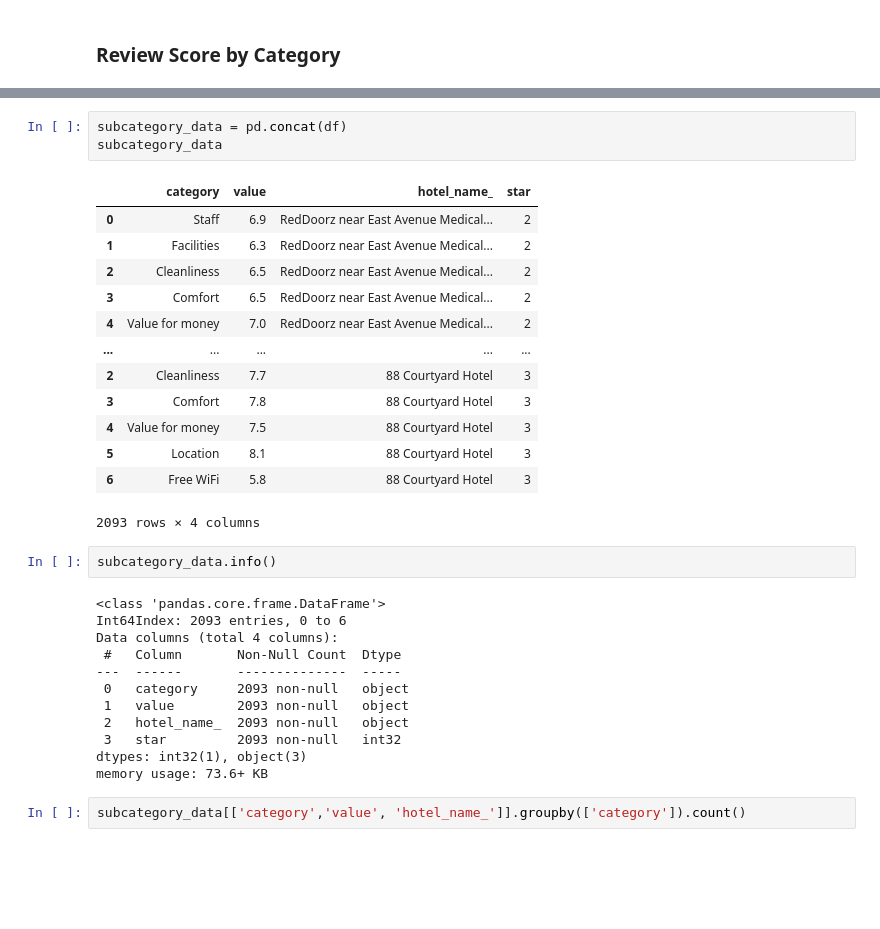
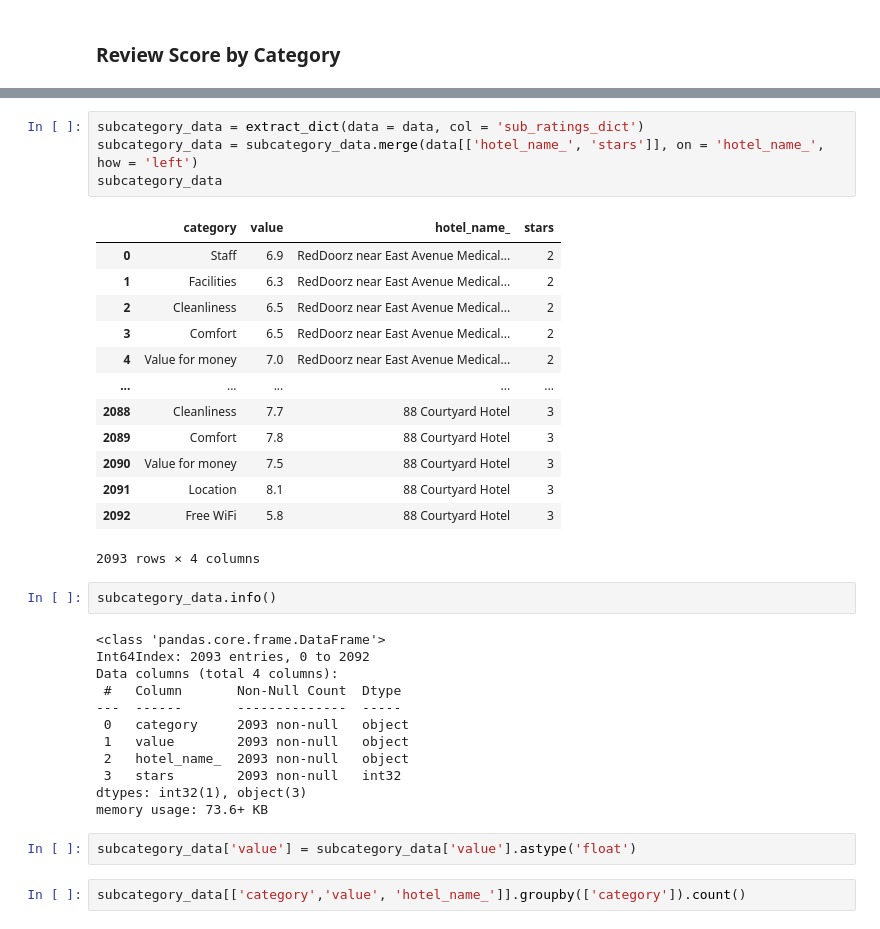
Before and after one commit to ejmasuncion/dsf10_capstone, a Jupyter notebook: eda/star-rating.ipynb, the cells around one changed output, grey strips where cells are left out. Drawn from its saved outputs; the diff is of its cells as text; blank space fills up the shorter version.

Commit message:
minor update on star rating eda

```diff
--- a/eda/star-rating.ipynb
+++ b/eda/star-rating.ipynb
@@ -99,34 +112,37 @@ for i in range(len(data['hotel_name_'])):
-# %%
-subcategory_data = pd.concat(df)
-subcategory_data
-# %% [output]
-|  | category | value | hotel_name_ | star |
-| 0 | Staff | 6.9 | RedDoorz near East Avenue Medical... | 2 |
-| 1 | Facilities | 6.3 | RedDoorz near East Avenue Medical... | 2 |
-| 2 | Cleanliness | 6.5 | RedDoorz near East Avenue Medical... | 2 |
-| 3 | Comfort | 6.5 | RedDoorz near East Avenue Medical... | 2 |
-| 4 | Value for money | 7.0 | RedDoorz near East Avenue Medical... | 2 |
-| ... | ... | ... | ... | ... |
-| 2 | Cleanliness | 7.7 | 88 Courtyard Hotel | 3 |
-| 3 | Comfort | 7.8 | 88 Courtyard Hotel | 3 |
-| 4 | Value for money | 7.5 | 88 Courtyard Hotel | 3 |
-| 5 | Location | 8.1 | 88 Courtyard Hotel | 3 |
-| 6 | Free WiFi | 5.8 | 88 Courtyard Hotel | 3 |
-2093 rows × 4 columns
+# %%
+subcategory_data = extract_dict(data = data, col = 'sub_ratings_dict')
+subcategory_data = subcategory_data.merge(data[['hotel_name_', 'stars']], on = 'hotel_name_', how = 'left')
+subcategory_data
+# %% [output]
+|  | category | value | hotel_name_ | stars |
+| 0 | Staff | 6.9 | RedDoorz near East Avenue Medical... | 2 |
+| 1 | Facilities | 6.3 | RedDoorz near East Avenue Medical... | 2 |
+| 2 | Cleanliness | 6.5 | RedDoorz near East Avenue Medical... | 2 |
+| 3 | Comfort | 6.5 | RedDoorz near East Avenue Medical... | 2 |
+| 4 | Value for money | 7.0 | RedDoorz near East Avenue Medical... | 2 |
+| ... | ... | ... | ... | ... |
+| 2088 | Cleanliness | 7.7 | 88 Courtyard Hotel | 3 |
+| 2089 | Comfort | 7.8 | 88 Courtyard Hotel | 3 |
+| 2090 | Value for money | 7.5 | 88 Courtyard Hotel | 3 |
+| 2091 | Location | 8.1 | 88 Courtyard Hotel | 3 |
+| 2092 | Free WiFi | 5.8 | 88 Courtyard Hotel | 3 |
+2093 rows × 4 columns
 # %%
 subcategory_data.info()
 # %% [output]
 <class 'pandas.core.frame.DataFrame'>
-Int64Index: 2093 entries, 0 to 6
+Int64Index: 2093 entries, 0 to 2092
 Data columns (total 4 columns):
  #   Column       Non-Null Count  Dtype
 ---  ------       --------------  -----
  0   category     2093 non-null   object
  1   value        2093 non-null   object
  2   hotel_name_  2093 non-null   object
- 3   star         2093 non-null   int32
+ 3   stars        2093 non-null   int32
 dtypes: int32(1), object(3)
 memory usage: 73.6+ KB
+# %%
+subcategory_data['value'] = subcategory_data['value'].astype('float')
 # %%
 subcategory_data[['category','value', 'hotel_name_']].groupby(['category']).count()
 # %% [output]
```
Also changed, not shown: parts of 5 cells of this notebook, 2 other files.
